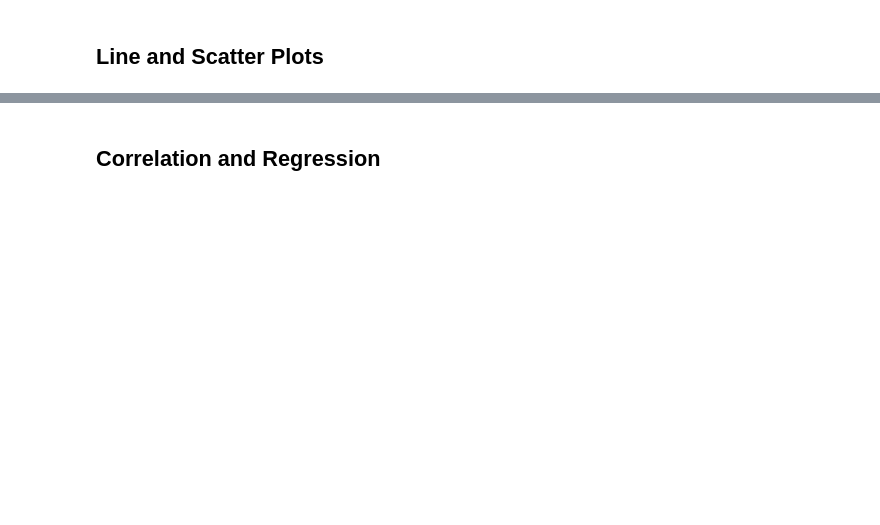
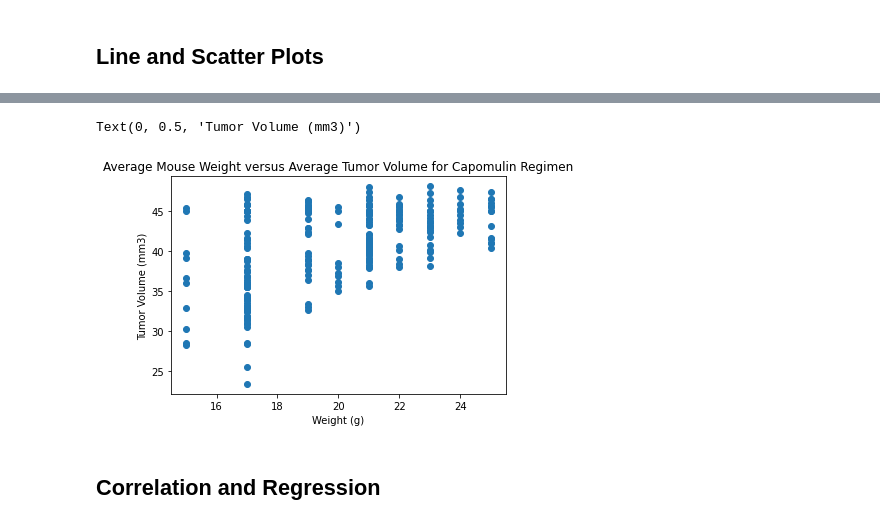
Before and after one commit to ghhyc/Matplotlib-Homework, a Jupyter notebook: pymaceuticals_play.ipynb, the cells around one changed output, grey strips where cells are left out. Cells and saved outputs as stored; diff of their text form; code cells hidden in the pictures; blank space fills up the shorter version.

```diff
--- a/pymaceuticals_play.ipynb
+++ b/pymaceuticals_play.ipynb
@@ -236,2 +342,5 @@ plt.show()
 # %%
-# Generate a line plot of tumor volume vs. time point for a mouse treated with Capomulin
+# Generate a scatter plot of average tumor volume vs. mouse weight for the Capomulin regimen
+clean_df
+mouse_wt_capomulin = clean_df.loc[clean_df["Drug Regimen"] == "Capomulin"]
+mouse_wt_capomulin
@@ -240,2 +361,12 @@ plt.show()
+# %%
+mouse_weight = mouse_wt_capomulin["Weight (g)"]
+tumor_volume = mouse_wt_capomulin["Tumor Volume (mm3)"]
+plt.scatter(mouse_weight, tumor_volume)
+plt.title("Average Mouse Weight versus Average Tumor Volume for Capomulin Regimen")
+plt.xlabel("Weight (g)")
+plt.ylabel("Tumor Volume (mm3)")
+# %% [output]
+Text(0, 0.5, 'Tumor Volume (mm3)')
+[figure, added]
 # %% [markdown]
 ## Correlation and Regression
```
Also changed, not shown: parts of 17 cells of this notebook.
